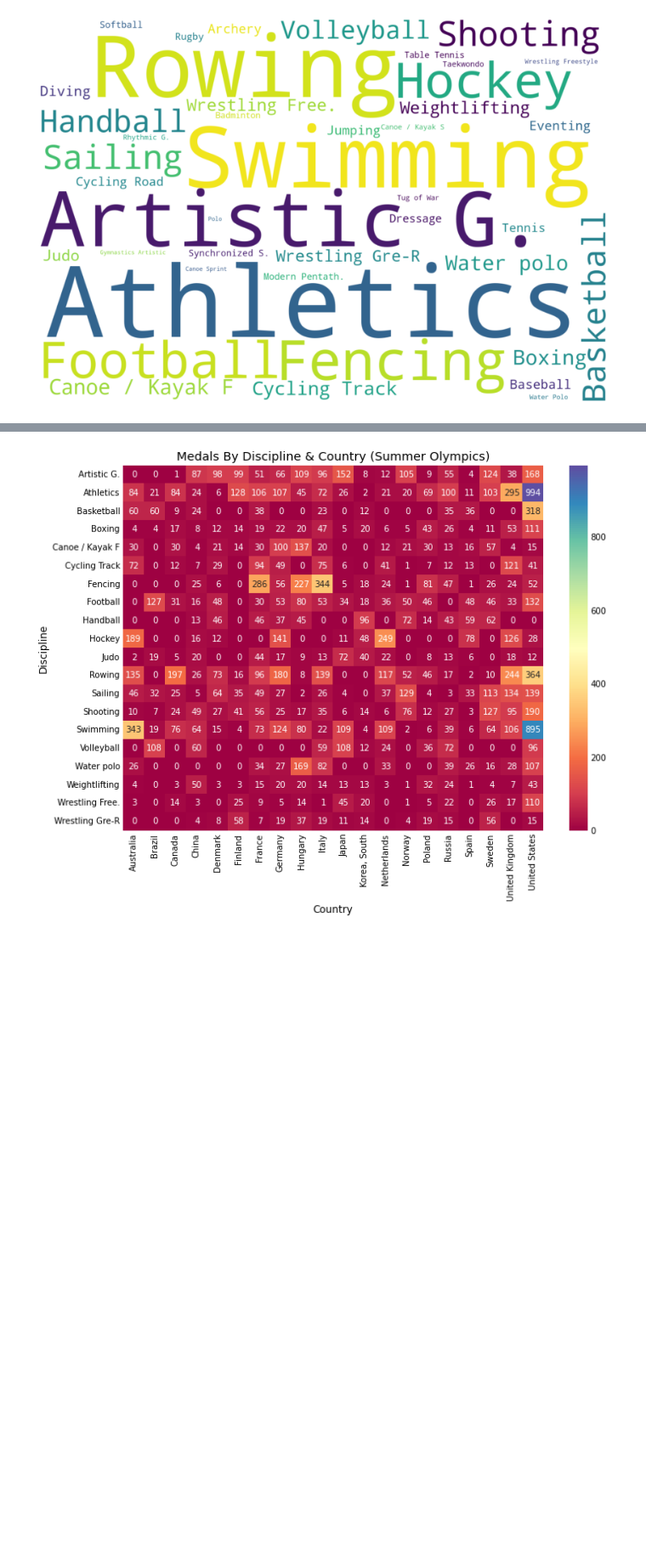
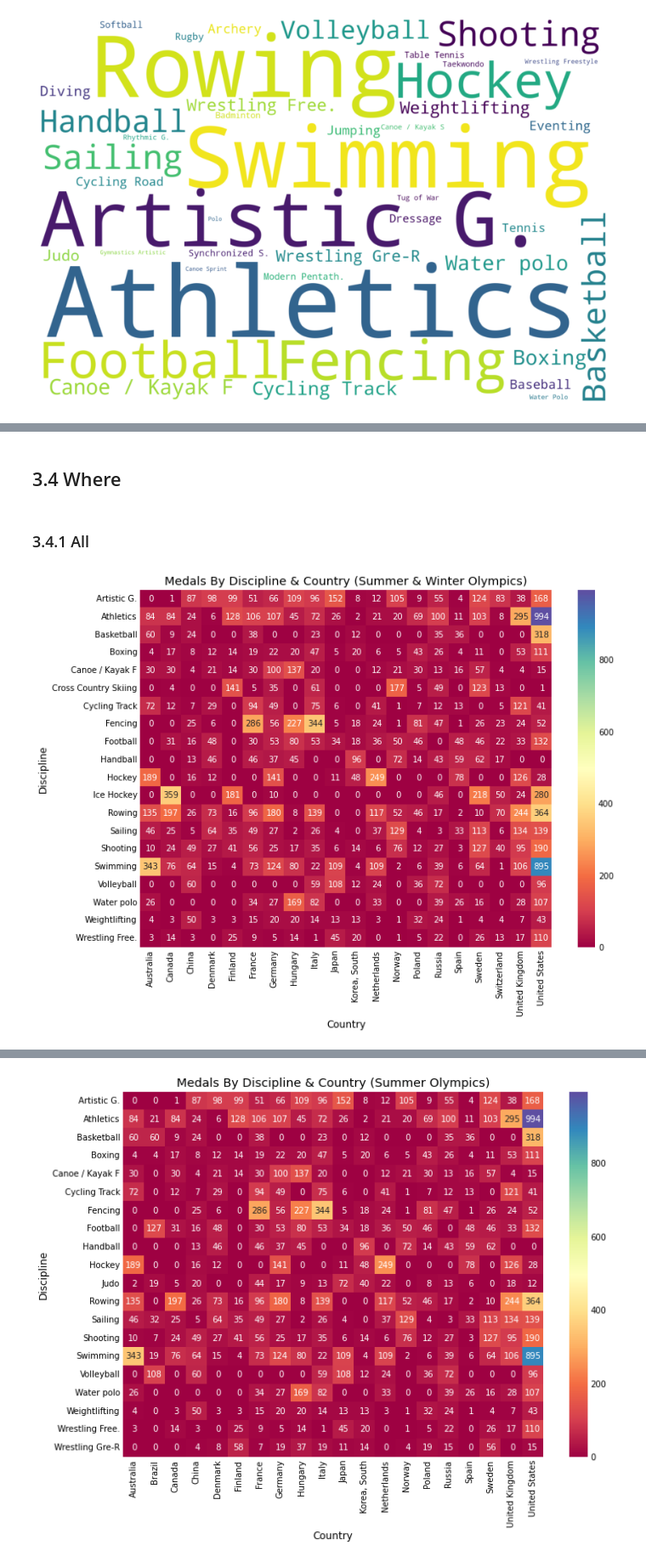
Before and after one commit to eozhisarcikli/olympic-game-analysis, a Jupyter notebook: Analysis & Visualization.ipynb, the cells around one changed output, grey strips where cells are left out. Shown at 85% size. Cells and saved outputs as stored; diff of their text form; code cells hidden in the pictures; blank space fills up the shorter version.

```diff
--- a/Analysis & Visualization.ipynb
+++ b/Analysis & Visualization.ipynb
@@ -291,0 +452,25 @@ plt.show()
+# %% [markdown]
+## 3.4 Where
+# %% [markdown]
+### 3.4.1 All
+# %%
+#getting a list of the countries with the most medals
+olympics_heatmap_country_list=olympics.groupby(['Country'])['Medal'].count().reset_index().sort_values(by='Medal',ascending=False)[:20]
+olympics_heatmap_country_list=olympics_heatmap_country_list['Country']
+
+#getting a list of the disciplines with the most medals
+olympics_heatmap_discipline_list=olympics.groupby(['Discipline'])['Medal'].count().reset_index().sort_values(by='Medal',ascending=False)[:20]
+olympics_heatmap_discipline_list=olympics_heatmap_discipline_list['Discipline']
+
+#heatmap graph
+olympics_heatmap=olympics[olympics['Country'].isin(olympics_heatmap_country_list)]
+olympics_heatmap=olympics_heatmap[olympics_heatmap['Discipline'].isin(olympics_heatmap_discipline_list)]
+olympics_heatmap=olympics_heatmap.groupby(['Country','Discipline'])['Athlete'].count().reset_index()
+olympics_heatmap=olympics_heatmap.pivot('Discipline','Country','Athlete').fillna(0)
+sns.heatmap(olympics_heatmap,cmap='Spectral',annot=True,fmt='2.0f')
+fig=plt.gcf()
+fig.set_size_inches(10,8)
+plt.title('Medals By Discipline & Country (Summer & Winter Olympics)')
+plt.show()
+# %% [output]
+[figure, added]
```
Also changed, not shown: parts of 56 cells of this notebook.
